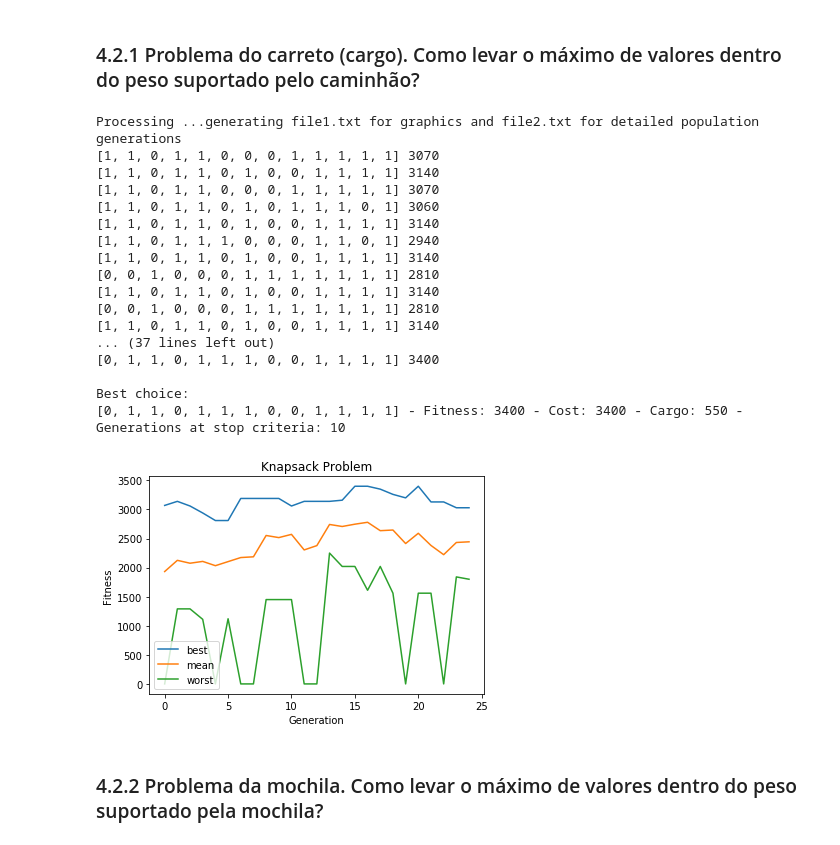
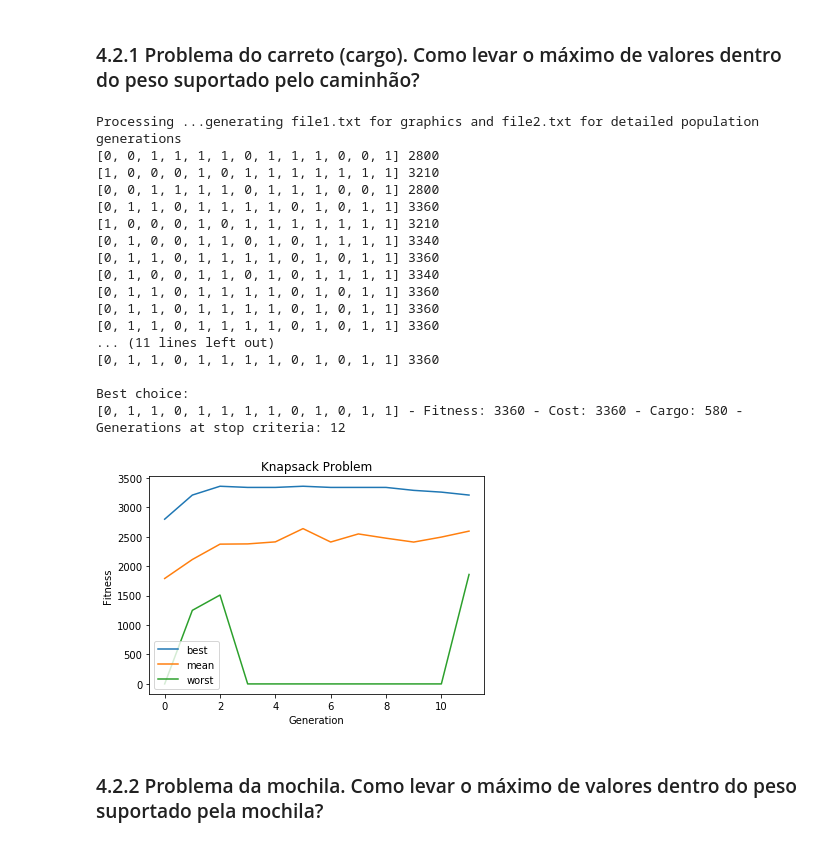
Before and after one commit to edbkei/MO416PROJ2, a Jupyter notebook: Project2/project2.ipynb, the cells around one changed output. Saved outputs shown, nothing was run; the diff lists cells and outputs as text; code cells hidden in the pictures.

```diff
--- a/Project2/project2.ipynb
+++ b/Project2/project2.ipynb
@@ -73,52 +75,52 @@ config = Config({
     'type': ProblemType.MAXIMIZATION,                           # MINIMIZATION, MAXIMIZATION
     'values': [0, 1],
     'costs': [100, 350, 200, 90, 500, 250, 220, 360, 150, 700, 400, 230, 550],
     'weights': [50, 90, 30, 40, 100, 70, 20, 80, 80, 90, 50, 30, 70],
     'cargo': 600
     },
     'selection': {
-        'strategy': SelectionStrategy.ROULETTE # ROULETTE, TORNAMENT_BATTLE_ROYALE, or TOURNAMENT_PLAYOFF
+        'strategy': SelectionStrategy.ROULETTE, # ROULETTE, TORNAMENT_BATTLE_ROYALE, or TOURNAMENT_PLAYOFF
     },
     'reproduction': {
-        'strategy': ReproductionStrategy.SEXUAL_DOUBLE_POINTS,  # ASEXUAL, SEXUAL_SINGLE_POINT, SEXUAL_DOUBLE_POINTS
-        'rate': 0.8
+        'strategy': ReproductionStrategy.SEXUAL_SINGLE_POINT,  # ASEXUAL, SEXUAL_SINGLE_POINT, SEXUAL_DOUBLE_POINTS
+        'rate': 0.4
     },
     'mutation': {
         'strategy': MutationStrategy.SEQUENCE_SWAP,            # GENERATIVE, SWAP, SEQUENCE_SWAP
-        'rate': 0.2
+        'rate': 0.1
     },
     'generation': {
         'strategy': GenerationStrategy.EXCHANGE,               # EXCHANGE, ELITISM, STEADY_STATE
         'population_size': 25,
     },
     'stop_criteria': {
         'num_generations': 10, #Used only on MAX_GENERATIONS and STEADY_PERIOD
         'type': StopCriteriaType.STEADY_PERIOD                 # MAX_GENERATION, MAX_FITNESS, CONVERGENCE, STEADY_PERIOD
         }
 })
 
 generationsResult = GeneticAlgorithmFacade(config).execute()
 
 plot_fitness(generationsResult)
 # %% [output]
 Processing ...generating file1.txt for graphics and file2.txt for detailed population generations
-[1, 1, 0, 1, 1, 0, 0, 0, 1, 1, 1, 1, 1] 3070
-[1, 1, 0, 1, 1, 0, 1, 0, 0, 1, 1, 1, 1] 3140
-[1, 1, 0, 1, 1, 0, 0, 0, 1, 1, 1, 1, 1] 3070
-[1, 1, 0, 1, 1, 0, 1, 0, 1, 1, 1, 0, 1] 3060
-[1, 1, 0, 1, 1, 0, 1, 0, 0, 1, 1, 1, 1] 3140
-[1, 1, 0, 1, 1, 1, 0, 0, 0, 1, 1, 0, 1] 2940
-[1, 1, 0, 1, 1, 0, 1, 0, 0, 1, 1, 1, 1] 3140
-[0, 0, 1, 0, 0, 0, 1, 1, 1, 1, 1, 1, 1] 2810
-[1, 1, 0, 1, 1, 0, 1, 0, 0, 1, 1, 1, 1] 3140
-[0, 0, 1, 0, 0, 0, 1, 1, 1, 1, 1, 1, 1] 2810
-[1, 1, 0, 1, 1, 0, 1, 0, 0, 1, 1, 1, 1] 3140
-... (37 lines left out)
-[0, 1, 1, 0, 1, 1, 1, 0, 0, 1, 1, 1, 1] 3400
+[0, 0, 1, 1, 1, 1, 0, 1, 1, 1, 0, 0, 1] 2800
+[1, 0, 0, 0, 1, 0, 1, 1, 1, 1, 1, 1, 1] 3210
+[0, 0, 1, 1, 1, 1, 0, 1, 1, 1, 0, 0, 1] 2800
+[0, 1, 1, 0, 1, 1, 1, 1, 0, 1, 0, 1, 1] 3360
+[1, 0, 0, 0, 1, 0, 1, 1, 1, 1, 1, 1, 1] 3210
+[0, 1, 0, 0, 1, 1, 0, 1, 0, 1, 1, 1, 1] 3340
+[0, 1, 1, 0, 1, 1, 1, 1, 0, 1, 0, 1, 1] 3360
+[0, 1, 0, 0, 1, 1, 0, 1, 0, 1, 1, 1, 1] 3340
+[0, 1, 1, 0, 1, 1, 1, 1, 0, 1, 0, 1, 1] 3360
+[0, 1, 1, 0, 1, 1, 1, 1, 0, 1, 0, 1, 1] 3360
+[0, 1, 1, 0, 1, 1, 1, 1, 0, 1, 0, 1, 1] 3360
+... (11 lines left out)
+[0, 1, 1, 0, 1, 1, 1, 1, 0, 1, 0, 1, 1] 3360
 
 Best choice:
-[0, 1, 1, 0, 1, 1, 1, 0, 0, 1, 1, 1, 1] - Fitness: 3400 - Cost: 3400 - Cargo: 550 - Generations at stop criteria: 10
+[0, 1, 1, 0, 1, 1, 1, 1, 0, 1, 0, 1, 1] - Fitness: 3360 - Cost: 3360 - Cargo: 580 - Generations at stop criteria: 12
-[figure, old version]
+[figure, new version]
 # %% [markdown]
 ### 4.2.2 Problema da mochila. Como levar o máximo de valores dentro do peso suportado pela mochila?
 # %%
```
Also changed, not shown: parts of 14 cells of this notebook, 2 other files.
